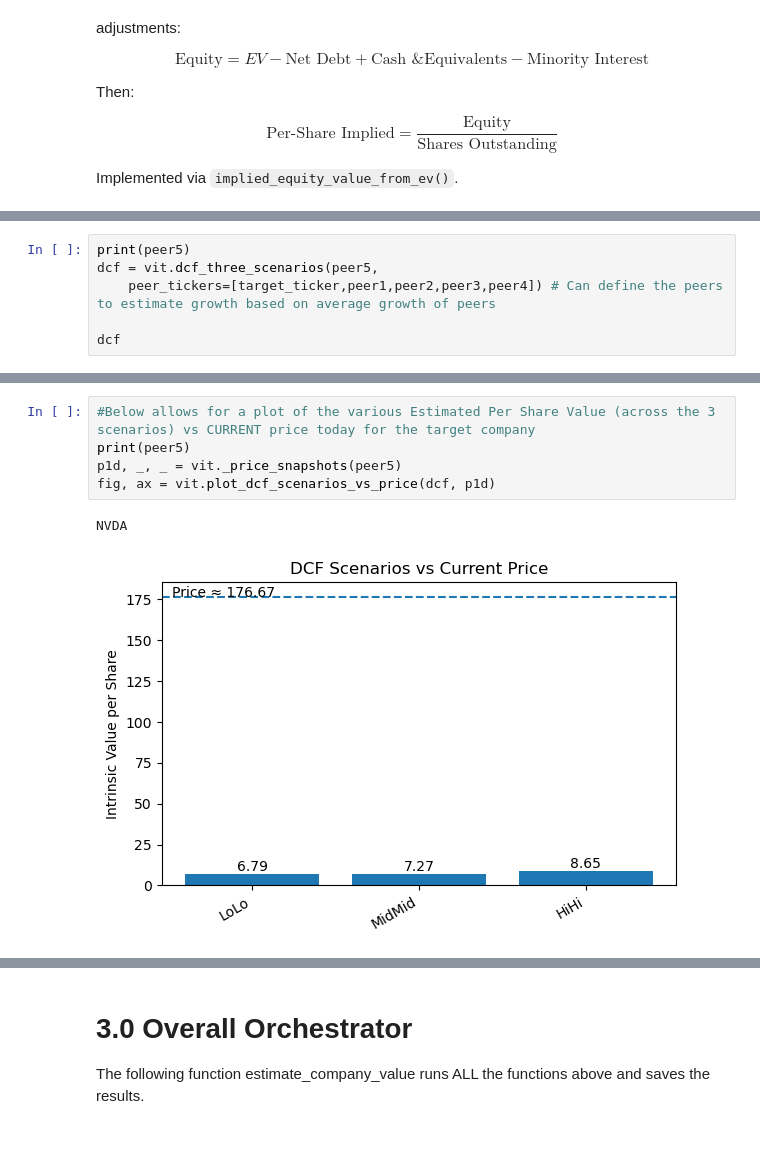
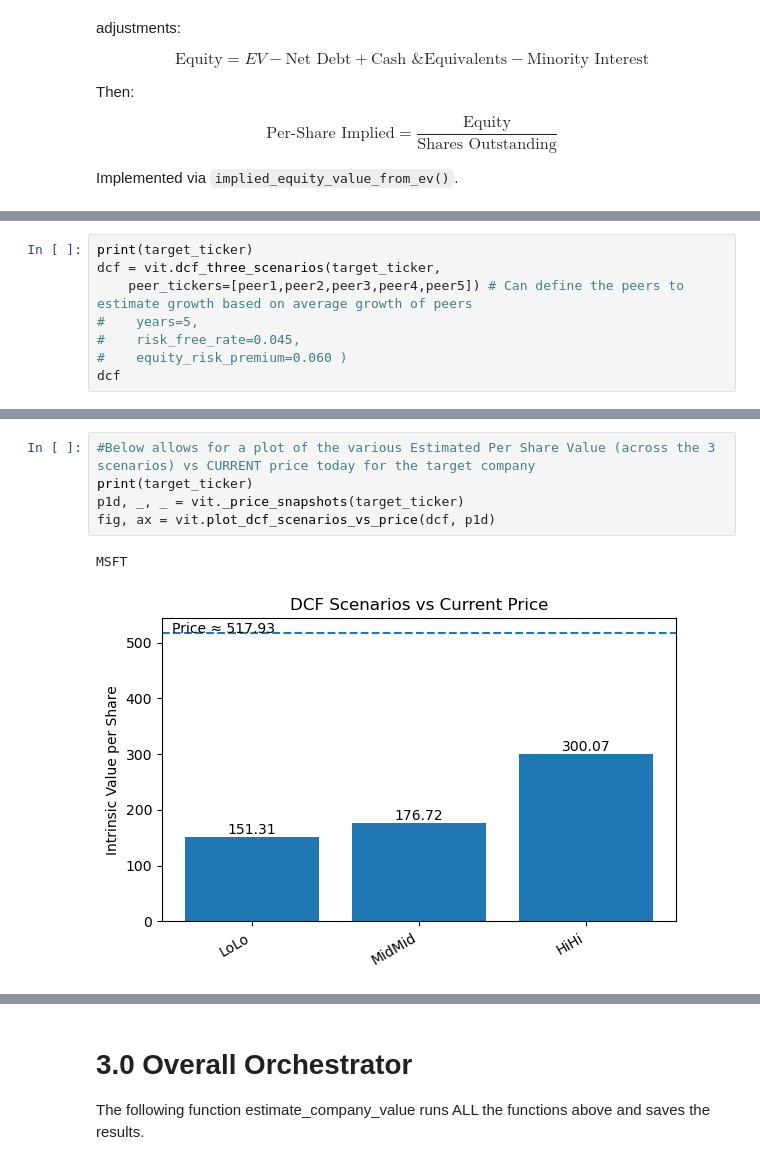
Before and after one commit to ZhijingEu/value-investing-tools, a Jupyter notebook: ValueInvestingTools_DemoNotebook..ipynb, the cells around one changed output, grey strips where cells are left out. Saved outputs shown, nothing was run; the diff lists cells and outputs as text.

```diff
--- a/ValueInvestingTools_DemoNotebook..ipynb
+++ b/ValueInvestingTools_DemoNotebook..ipynb
@@ -626,7 +626,9 @@ NVDA
 # %%
-print(peer5)
-dcf = vit.dcf_three_scenarios(peer5,
-    peer_tickers=[target_ticker,peer1,peer2,peer3,peer4]) # Can define the peers to estimate growth based on average growth of peers
-
+print(target_ticker)
+dcf = vit.dcf_three_scenarios(target_ticker,
+    peer_tickers=[peer1,peer2,peer3,peer4,peer5]) # Can define the peers to estimate growth based on average growth of peers
+#    years=5,
+#    risk_free_rate=0.045,
+#    equity_risk_premium=0.060 )
 dcf
 # %% [output]
@@ -654,8 +640,8 @@ NVDA
 # %%
 #Below allows for a plot of the various Estimated Per Share Value (across the 3 scenarios) vs CURRENT price today for the target company
-print(peer5)
-p1d, _, _ = vit._price_snapshots(peer5)
+print(target_ticker)
+p1d, _, _ = vit._price_snapshots(target_ticker)
 fig, ax = vit.plot_dcf_scenarios_vs_price(dcf, p1d)
 # %% [output]
-NVDA
+MSFT
-[figure, old version]
+[figure, new version]
```
Also changed, not shown: parts of 21 cells of this notebook, 3 other files.
